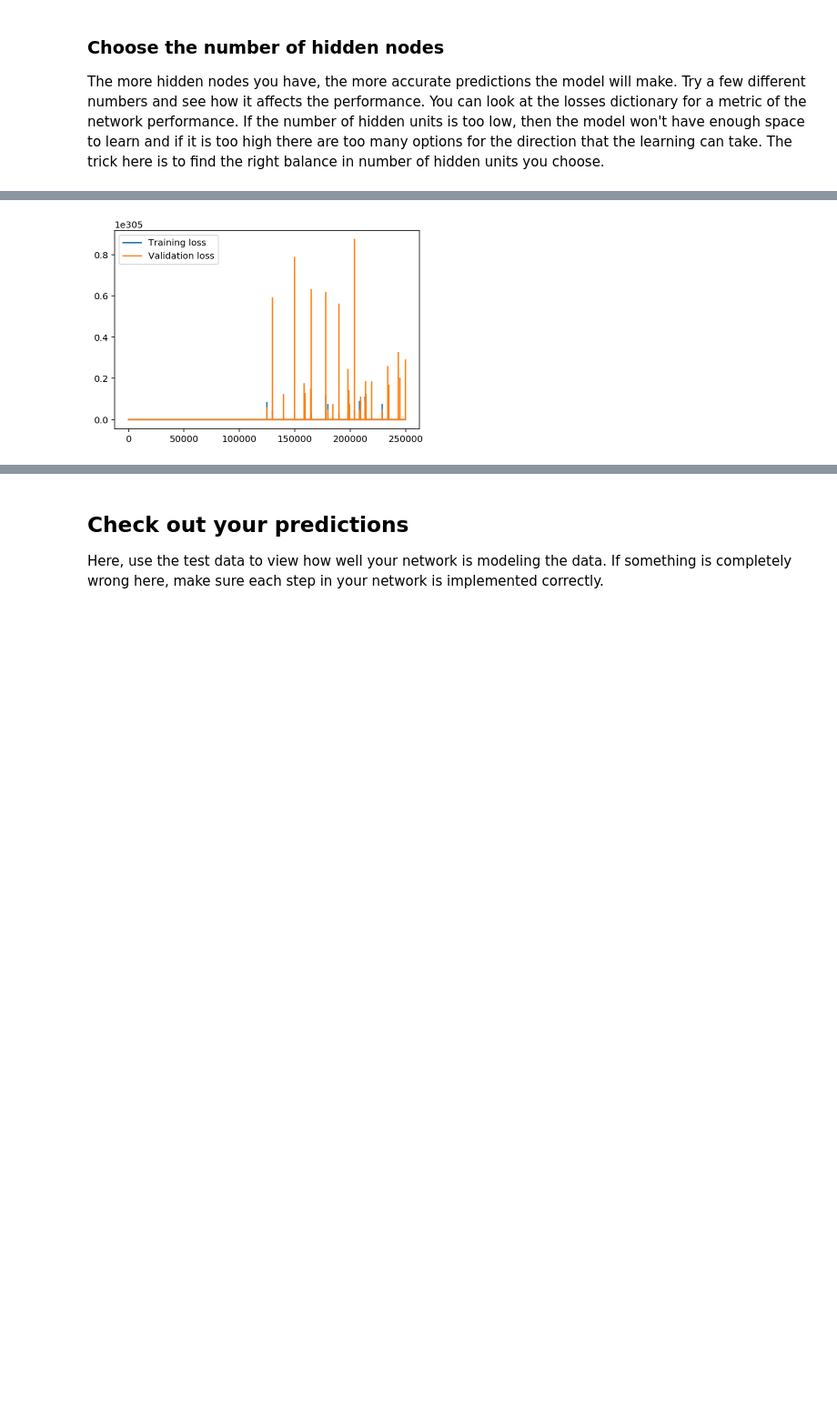
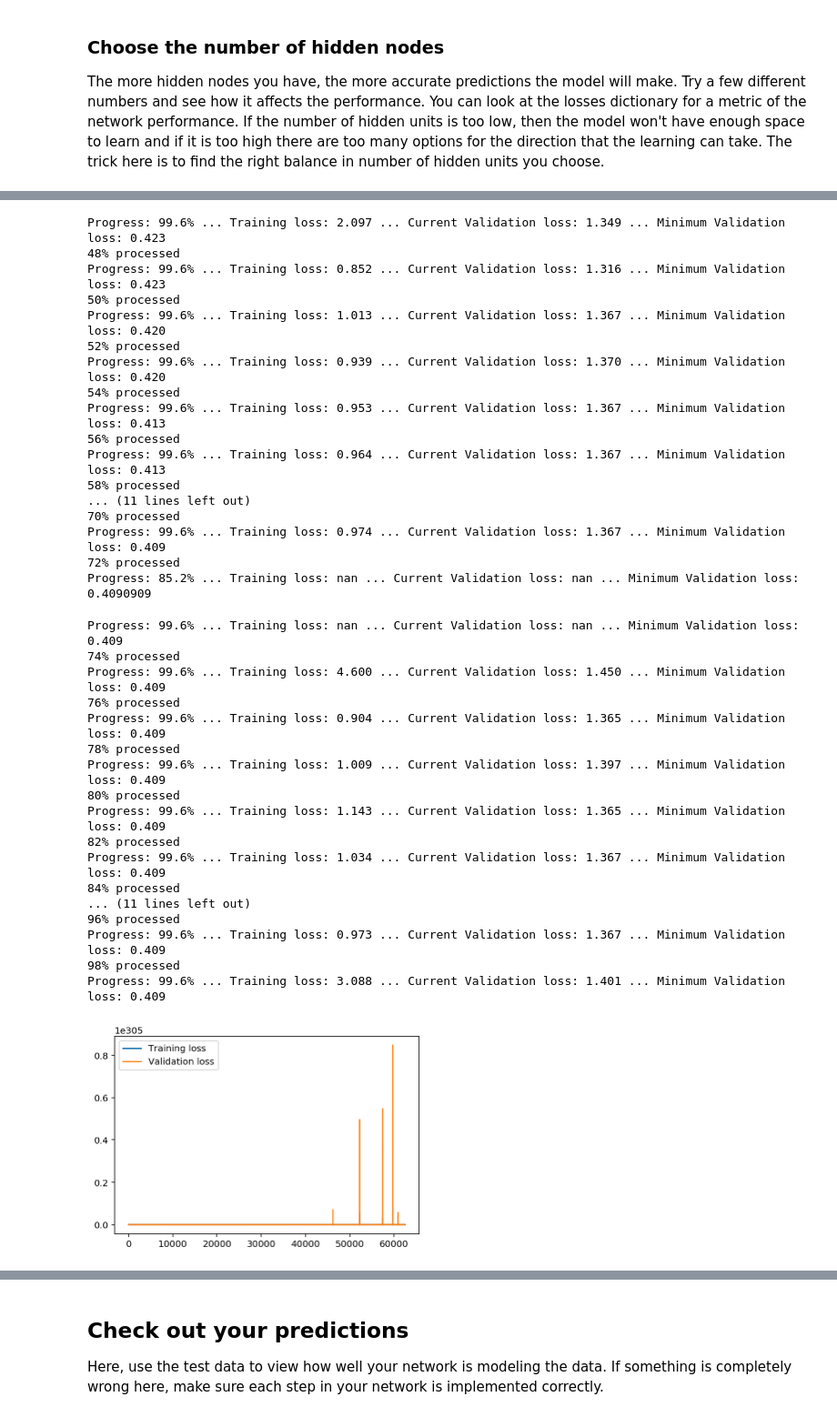
Before and after one commit to SallyM/bike_sharing_prediction_nn, a Jupyter notebook: bike-share-nn.ipynb, the cells around one changed output, grey strips where cells are left out. Shown at 91% size. Saved outputs shown, nothing was run; the diff lists cells and outputs as text; code cells hidden in the pictures; blank space fills up the shorter version.

Commit message:
Rerun gridsearch to get correct number of nodes

```diff
--- a/bike-share-nn.ipynb
+++ b/bike-share-nn.ipynb
@@ -326,7 +326,7 @@ def gridsearch(iterations = 50, learning_rates = np.linspace(0,1,20), hidden_nod
     plt.show()
     return optimal_params, "Minimum validation loss: {}".format(min_val_loss)
 # %%
-params = gridsearch(iterations = 500, learning_rates = np.linspace(0.1, 2, 50),
-                    hidden_nodes = range(1, 51, 5), output_nodes = 1)
+params = gridsearch(iterations = 250, learning_rates = np.linspace(0.1, 2, 50),
+                    hidden_nodes = range(1, 51, 10), output_nodes = 1)
 # %% [output]
 0% processed
@@ -367,4 +357,38 @@ Progress: 99.8% ... Training loss: nan ... Current Validation loss: nan ... Mini
+Progress: 99.6% ... Training loss: 2.097 ... Current Validation loss: 1.349 ... Minimum Validation loss: 0.423
+48% processed
+Progress: 99.6% ... Training loss: 0.852 ... Current Validation loss: 1.316 ... Minimum Validation loss: 0.423
+50% processed
+Progress: 99.6% ... Training loss: 1.013 ... Current Validation loss: 1.367 ... Minimum Validation loss: 0.420
+52% processed
+Progress: 99.6% ... Training loss: 0.939 ... Current Validation loss: 1.370 ... Minimum Validation loss: 0.420
+54% processed
+Progress: 99.6% ... Training loss: 0.953 ... Current Validation loss: 1.367 ... Minimum Validation loss: 0.413
+56% processed
+Progress: 99.6% ... Training loss: 0.964 ... Current Validation loss: 1.367 ... Minimum Validation loss: 0.413
+58% processed
+... (11 lines left out)
+70% processed
+Progress: 99.6% ... Training loss: 0.974 ... Current Validation loss: 1.367 ... Minimum Validation loss: 0.409
+72% processed
+Progress: 85.2% ... Training loss: nan ... Current Validation loss: nan ... Minimum Validation loss: 0.4090909
+Progress: 99.6% ... Training loss: nan ... Current Validation loss: nan ... Minimum Validation loss: 0.409
+74% processed
+Progress: 99.6% ... Training loss: 4.600 ... Current Validation loss: 1.450 ... Minimum Validation loss: 0.409
+76% processed
+Progress: 99.6% ... Training loss: 0.904 ... Current Validation loss: 1.365 ... Minimum Validation loss: 0.409
+78% processed
+Progress: 99.6% ... Training loss: 1.009 ... Current Validation loss: 1.397 ... Minimum Validation loss: 0.409
+80% processed
+Progress: 99.6% ... Training loss: 1.143 ... Current Validation loss: 1.365 ... Minimum Validation loss: 0.409
+82% processed
+Progress: 99.6% ... Training loss: 1.034 ... Current Validation loss: 1.367 ... Minimum Validation loss: 0.409
+84% processed
+... (11 lines left out)
+96% processed
+Progress: 99.6% ... Training loss: 0.973 ... Current Validation loss: 1.367 ... Minimum Validation loss: 0.409
+98% processed
+Progress: 99.6% ... Training loss: 3.088 ... Current Validation loss: 1.401 ... Minimum Validation loss: 0.409
-[figure, old version]
+[figure, new version]
 # %%
 params
 # %% [output]
```
Also changed, not shown: parts of 5 cells of this notebook, 1 other file.
